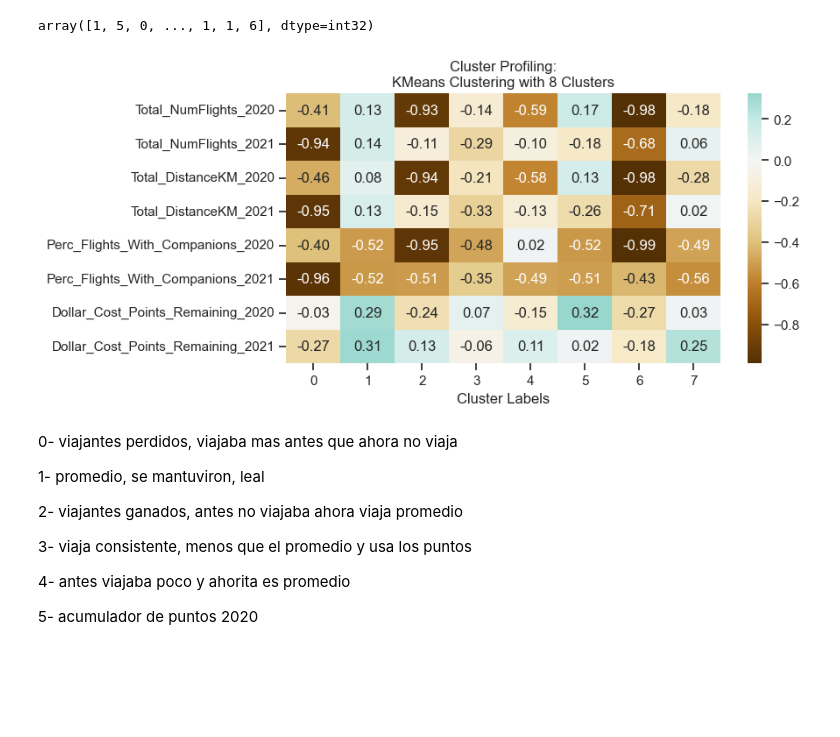
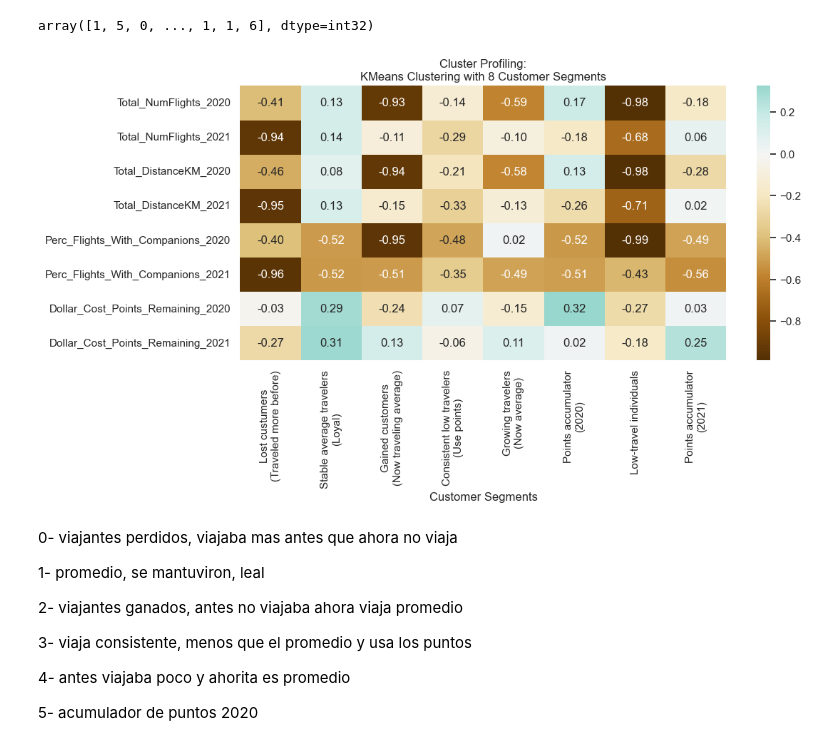
Before and after one commit to luisbdavila/Airline_Customer_Segmentation_DataMining_Project_Python, a Jupyter notebook: Final_delivery/Code/yearly_behavioral.ipynb, the cells around one changed output. Cells and saved outputs as stored; diff of their text form; code cells hidden in the pictures; blank space fills up the shorter version.

Commit message:
update cluster

```diff
--- a/Final_delivery/Code/yearly_behavioral.ipynb
+++ b/Final_delivery/Code/yearly_behavioral.ipynb
@@ -472,22 +472,42 @@ km_labels
 # %% [output]
 array([1, 5, 0, ..., 1, 1, 6], dtype=int32)
 # %%
-df_concat = pd.concat((df_for_modeling, pd.Series(km_labels, name='labels', index=df_for_modeling.index)), axis=1)
+cluster_name_map_8 = {
+    0: "Lost custumers\n(Traveled more before)",
+    1: "Stable average travelers\n(Loyal)",
+    2: "Gained customers\n(Now traveling average)",
+    3: "Consistent low travelers\n(Use points)",
+    4: "Growing travelers\n(Now average)",
+    5: "Points accumulator\n(2020)",
+    6: "Low-travel individuals",
+    7: "Points accumulator\n(2021)"
+}
+df_concat = pd.concat(
+    (df_for_modeling, pd.Series(km_labels, name='labels', index=df_for_modeling.index)),
+    axis=1
+)
 
-fig, ax = plt.subplots(figsize=(8,4))
+fig, ax = plt.subplots(figsize=(11, 5))
 
 km_profile = df_concat.groupby('labels').mean().T
 
-sns.heatmap(km_profile,
-            center=0, annot=True, cmap="BrBG", fmt=".2f",
-            ax=ax
-            )
+# Rename cluster columns
+km_profile = km_profile.rename(columns=cluster_name_map_8)
 
-ax.set_xlabel("Cluster Labels")
-ax.set_title("Cluster Profiling:\nKMeans Clustering with 8 Clusters")
+sns.heatmap(
+    km_profile,
+    center=0,
+    annot=True,
+    cmap="BrBG",
+    fmt=".2f",
+    ax=ax
+)
+
+ax.set_xlabel("Customer Segments")
+ax.set_title("Cluster Profiling:\nKMeans Clustering with 8 Customer Segments")
 plt.show()
 # %% [output]
-[figure, old version]
+[figure, new version]
 # %% [markdown]
 0- viajantes perdidos, viajaba mas antes que ahora no viaja
 
```
Also changed, not shown: parts of 16 cells of this notebook.
